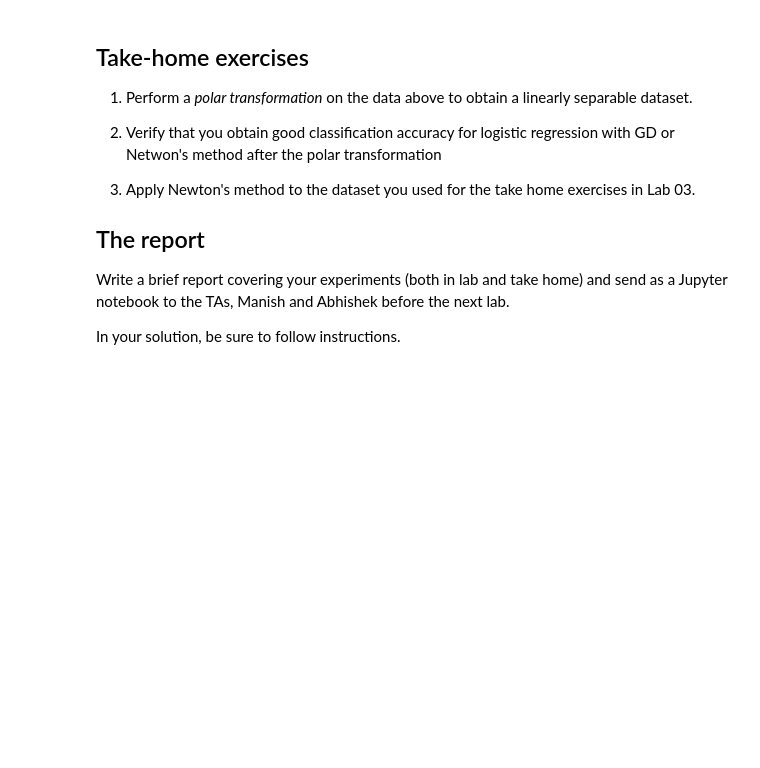
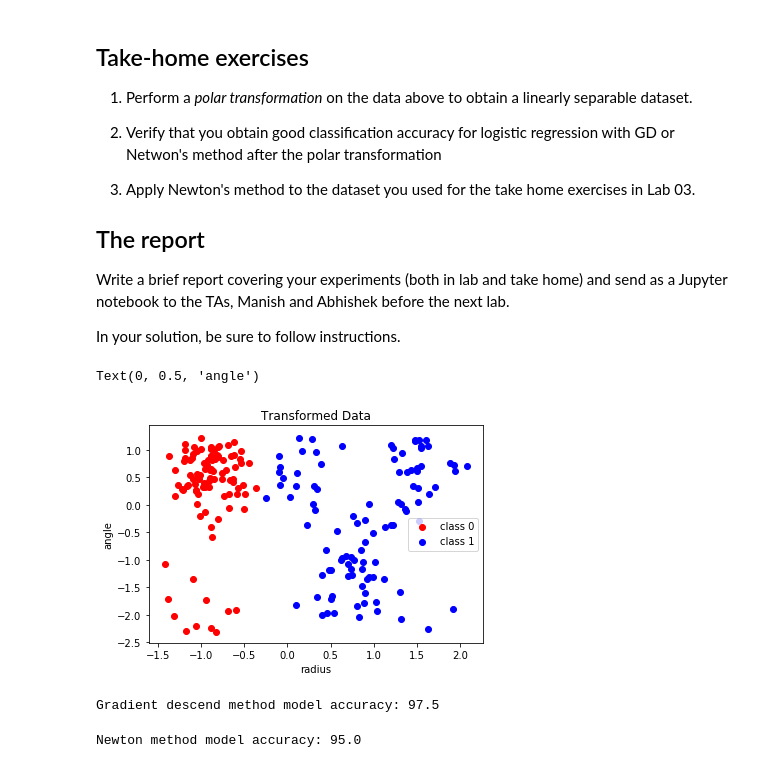
Before and after one commit to zMaxKunGz/ML-Ait-Lab, a Jupyter notebook: Lab5/05-Newton.ipynb, the cells around one changed output. Drawn from its saved outputs; the diff is of its cells as text; code cells hidden in the pictures; blank space fills up the shorter version.

```diff
--- a/Lab5/05-Newton.ipynb
+++ b/Lab5/05-Newton.ipynb
@@ -630,3 +634,47 @@ Write a brief report covering your experiments (both in lab and take home) and s
 to the TAs, Manish and Abhishek before the next lab.
 
 In your solution, be sure to follow instructions.
+# %%
+polar_X = np.array([[np.sqrt(_X[0] ** 2 + _X[1] ** 2), np.arctan(_X[1] / _X[0])] for _X in X])
+
+X_train = polar_X[idx_train]
+X_test = polar_X[idx_test]
+y_train = y[idx_train]
+y_test = y[idx_test]
+
+X_train = normalization(X_train)
+X_test = normalization(X_test)
+
+polar_X = normalization(polar_X)
+# %%
+polar_X_0 = polar_X[y == 0]
+polar_X_1 = polar_X[y == 1]
+
+plt.title('Transformed Data')
+plt.scatter(polar_X_0[:, 0], polar_X_0[:, 1], c='r', label='class 0')
+plt.scatter(polar_X_1[:, 0], polar_X_1[:, 1], c='b', label='class 1')
+plt.legend()
+plt.xlabel('radius')
+plt.ylabel('angle')
+# %% [output]
+Text(0, 0.5, 'angle')
+[figure, added]
+# %%
+alpha = 0.001
+iterations = 1000
+init_theta = np.ones((X_train.shape[1]+1))
+model_bgd = Logistic_BGD()
+theta_bgd, j_hist_bgd = model_bgd.gradientDescent(X_train, y_train, init_theta, alpha, iterations)
+predicted = model_bgd.predict(X_test, theta_bgd)
+print('Gradient descend method model accuracy:', model_bgd.checkAccuracy(predicted, y_test))
+# %% [output]
+Gradient descend method model accuracy: 97.5
+# %%
+iterations = 1000
+init_theta = np.ones((X_train.shape[1]+1))
+model_newton = Logistic_Newton()
+theta_newton, j_hist_newton = model_newton.newton(X_train, y_train, init_theta, iterations)
+predicted = model_newton.predict(X_test, theta_newton)
+print('Newton method model accuracy:', model_newton.checkAccuracy(predicted, y_test))
+# %% [output]
+Newton method model accuracy: 95.0
```
Also changed, not shown: parts of 29 cells of this notebook, 2 other files.
